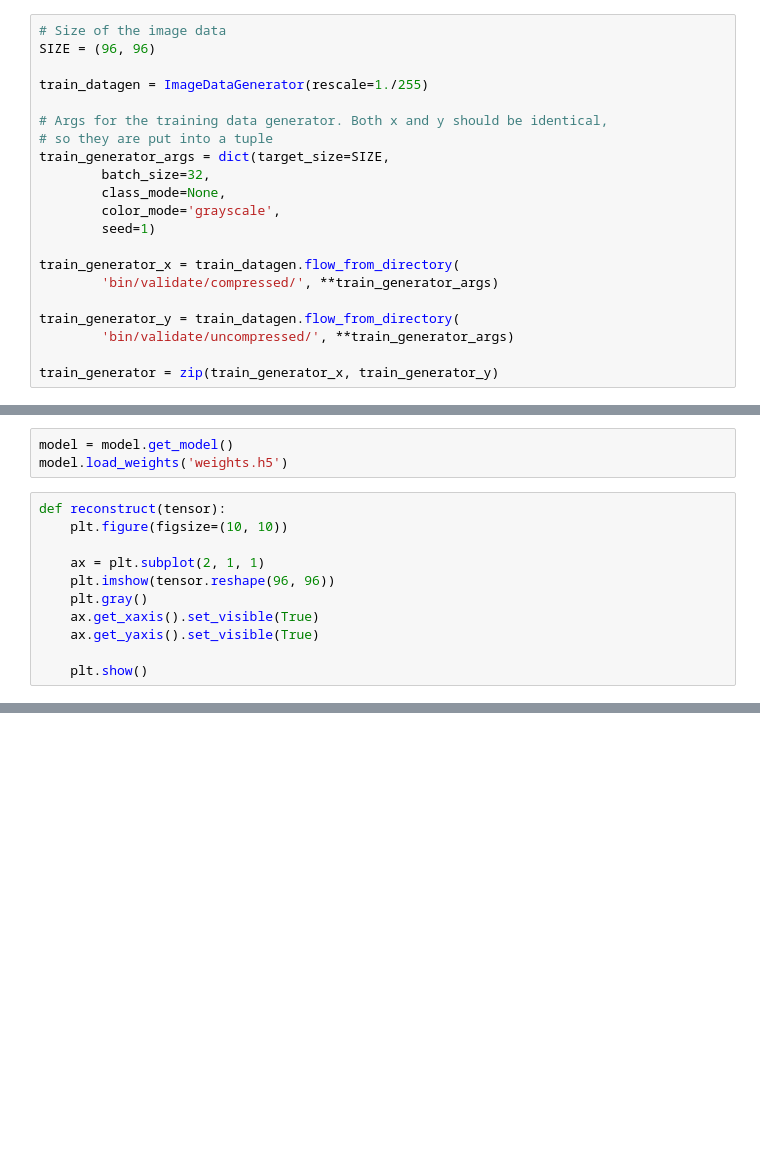
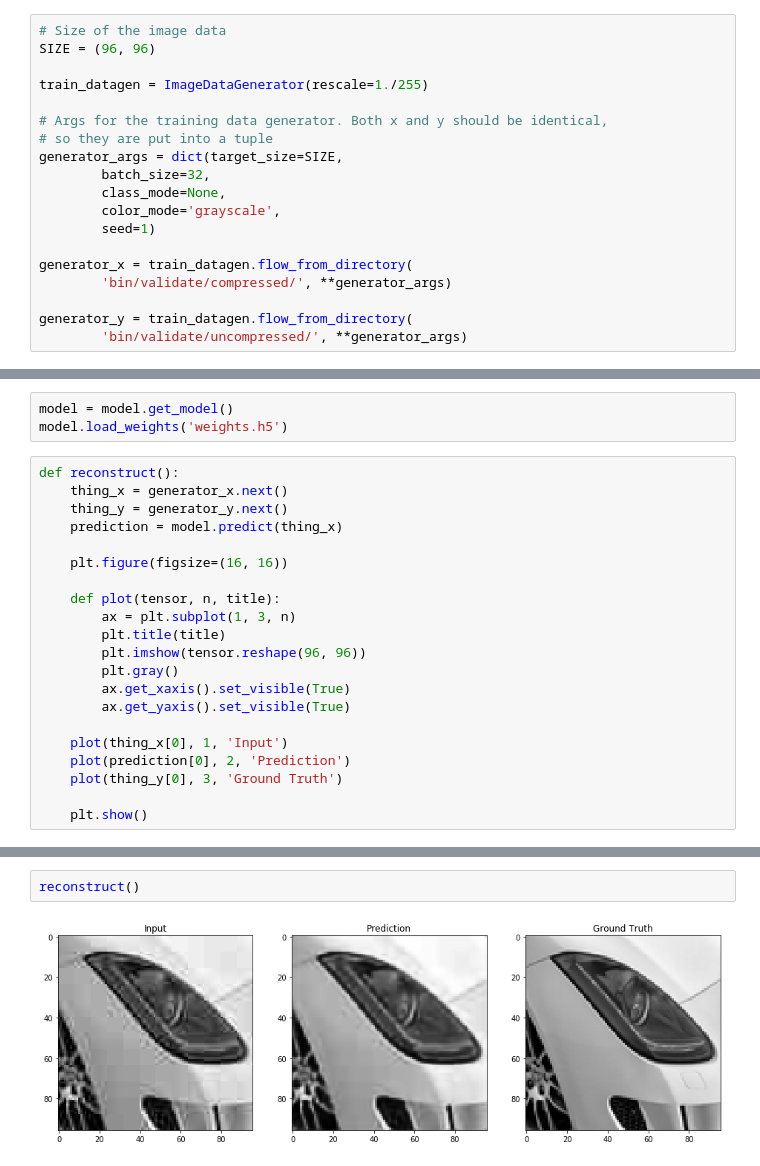
Before and after one commit to coltenwebb/JPEG-Reconstruction, a Jupyter notebook: Playing.ipynb, the cells around one changed output, grey strips where cells are left out. Cells and saved outputs as stored; diff of their text form; blank space fills up the shorter version.

```diff
--- a/Playing.ipynb
+++ b/Playing.ipynb
@@ -17,17 +17,15 @@ train_datagen = ImageDataGenerator(rescale=1./255)
 
 # Args for the training data generator. Both x and y should be identical,
 # so they are put into a tuple
-train_generator_args = dict(target_size=SIZE,
+generator_args = dict(target_size=SIZE,
         batch_size=32,
         class_mode=None,
         color_mode='grayscale',
         seed=1)
 
-train_generator_x = train_datagen.flow_from_directory(
-        'bin/validate/compressed/', **train_generator_args)
+generator_x = train_datagen.flow_from_directory(
+        'bin/validate/compressed/', **generator_args)
 
-train_generator_y = train_datagen.flow_from_directory(
-        'bin/validate/uncompressed/', **train_generator_args)
-
-train_generator = zip(train_generator_x, train_generator_y)
+generator_y = train_datagen.flow_from_directory(
+        'bin/validate/uncompressed/', **generator_args)
 # %% [output]
@@ -37,13 +35,23 @@ Found 200 images belonging to 1 classes.
 model = model.get_model()
 model.load_weights('weights.h5')
 # %%
-def reconstruct(tensor):
-    plt.figure(figsize=(10, 10))
+def reconstruct():
+    thing_x = generator_x.next()
+    thing_y = generator_y.next()
+    prediction = model.predict(thing_x)
 
-    ax = plt.subplot(2, 1, 1)
-    plt.imshow(tensor.reshape(96, 96))
-    plt.gray()
-    ax.get_xaxis().set_visible(True)
-    ax.get_yaxis().set_visible(True)
+    plt.figure(figsize=(16, 16))
+
+    def plot(tensor, n, title):
+        ax = plt.subplot(1, 3, n)
+        plt.title(title)
+        plt.imshow(tensor.reshape(96, 96))
+        plt.gray()
+        ax.get_xaxis().set_visible(True)
+        ax.get_yaxis().set_visible(True)
+
+    plot(thing_x[0], 1, 'Input')
+    plot(prediction[0], 2, 'Prediction')
+    plot(thing_y[0], 3, 'Ground Truth')
 
     plt.show()
@@ -64,0 +58,4 @@ compare(1)
+# %%
+reconstruct()
+# %% [output]
+[figure, added]
```
Also changed, not shown: parts of 4 cells of this notebook, 1 other file.
